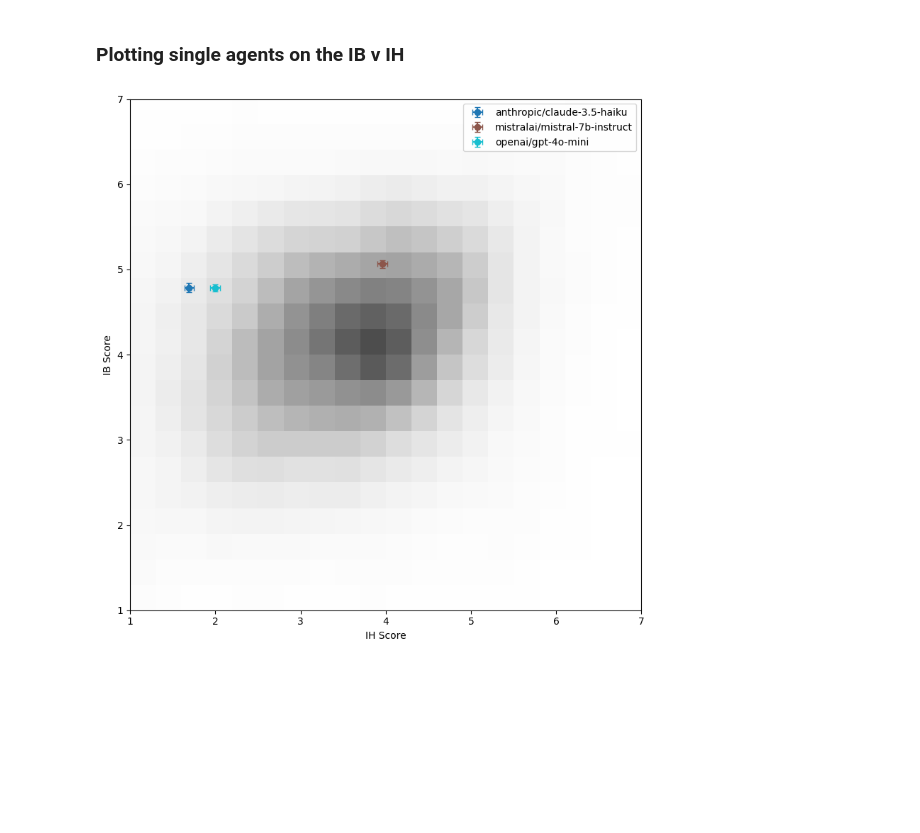
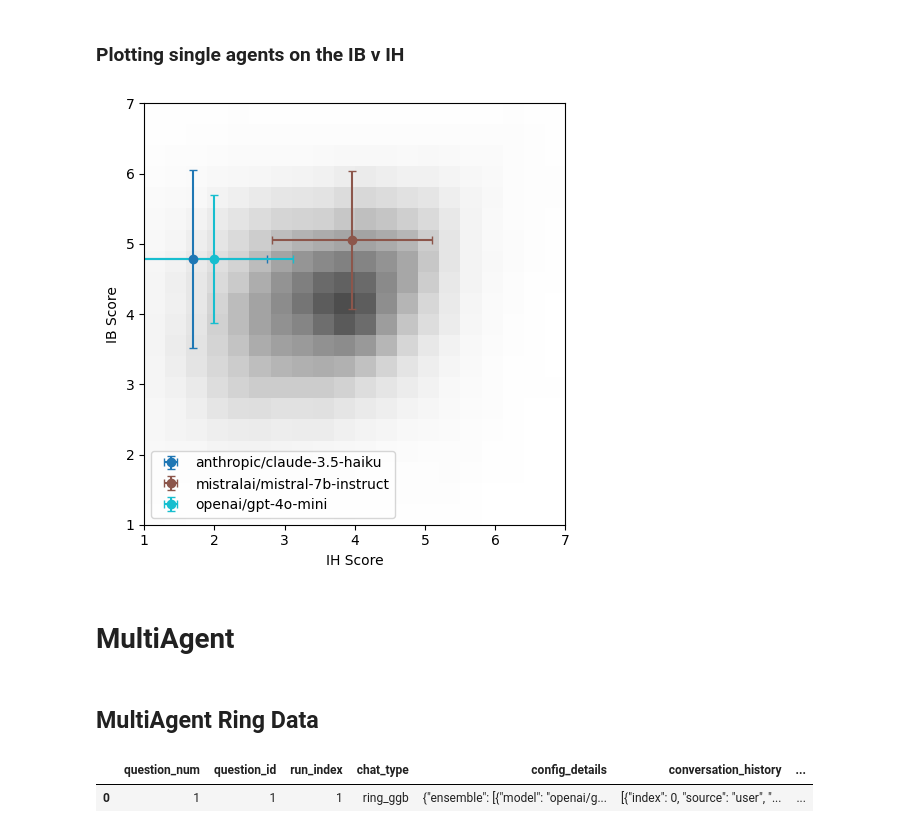
Before and after one commit to rapturt9/wisdom_agents, a Jupyter notebook: GGB_analysis.ipynb, the cells around one changed output. Saved outputs shown, nothing was run; the diff lists cells and outputs as text; code cells hidden in the pictures; blank space fills up the shorter version.

Commit message:
added std to plots instead of sem

```diff
--- a/GGB_analysis.ipynb
+++ b/GGB_analysis.ipynb
@@ -152,12 +152,14 @@ single_df['category'] = single_df['question_id'].apply(lambda x: Qs.get_question
 # Create the grouped calculations with nanmean and sem handling NaNs
 grouped_by_question = single_df.groupby(['model_name', 'question_num', 'category'])['answer'].agg([
     ('mean', lambda x: np.nanmean(x)),
+    ('std',  lambda x: np.nanstd(x, ddof=1)),
     ('sem', lambda x: np.nanstd(x, ddof=1) / np.sqrt(np.sum(~np.isnan(x))))
 ]).reset_index()
 
 # (2) For each model and category, get mean and sem across all runs and question_nums
 grouped_by_category = single_df.groupby(['model_name', 'category'])['answer'].agg([
     ('mean', lambda x: np.nanmean(x)),
+    ('std',  lambda x: np.nanstd(x, ddof=1)),
     ('sem', lambda x: np.nanstd(x, ddof=1) / np.sqrt(np.sum(~np.isnan(x))))
 ]).reset_index()
 # %% [markdown]
@@ -250,8 +252,9 @@ plt.show()
 # %% [markdown]
 ### Plotting single agents on the IB v IH
 # %%
+use_std = True
 # Plot KDE with models on top
-fig, ax = plt.subplots(figsize=(8, 8))
+fig, ax = plt.subplots(figsize=(5, 5))
 
 # Plot human KDE first using your existing function
 human_kde(human_df=h2, ax=ax, alpha=0.7)
@@ -266,33 +269,43 @@ for i, model in enumerate(models):
     ih_data = grouped_by_category[(grouped_by_category['model_name'] == model) &
                                  (grouped_by_category['category'] == 'IH')]
 
     # Get IB data for this model
     ib_data = grouped_by_category[(grouped_by_category['model_name'] == model) &
                                  (grouped_by_category['category'] == 'IB')]
 
     # If we have both IH and IB data for this model
     if not ih_data.empty and not ib_data.empty:
         ih_mean = ih_data['mean'].values[0]
-        ih_sem = ih_data['sem'].values[0]
+        if use_std:
+            ih_sem = ih_data['std'].values[0]
+        else:
+            ih_sem = ih_data['sem'].values[0]
         ib_mean = ib_data['mean'].values[0]
-        ib_sem = ib_data['sem'].values[0]
+        if use_std:
+            ib_sem = ib_data['std'].values[0]
+        else:
+            ib_sem = ib_data['sem'].values[0]
 
         # Plot the model point with error bars
         ax.errorbar(
             ih_mean, ib_mean,
             xerr=ih_sem, yerr=ib_sem,
             fmt='o', color=colors[i],
             label=model, capsize=3
         )
 
 # Set axis labels and limits
 ax.set_xlabel('IH Score')
 ax.set_ylabel('IB Score')
 ax.set_xlim(1, 7)
 ax.set_ylim(1, 7)
 ax.legend()
 
 plt.tight_layout()
 plt.show()
 # %% [output]
-[figure, old version]
+[figure, new version]
+# %% [markdown]
+# MultiAgent
+# %% [markdown]
+## MultiAgent Ring Data
@@ -298,0 +320,6 @@ plt.show()
+# %%
+
+ring_df[ring_df['question_id']==1]
+# %% [output]
+|  | question_num | question_id | run_index | chat_type | config_details | conversation_history | ... |
+| 0 | 1 | 1 | 1 | ring_ggb | {"ensemble": [{"model": "openai/g... | [{"index": 0, "source": "user", "... | ... |
```
Also changed, not shown: parts of 1 cell of this notebook.
